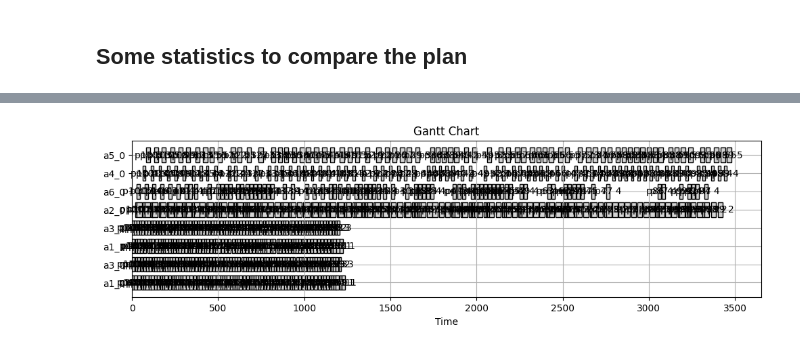
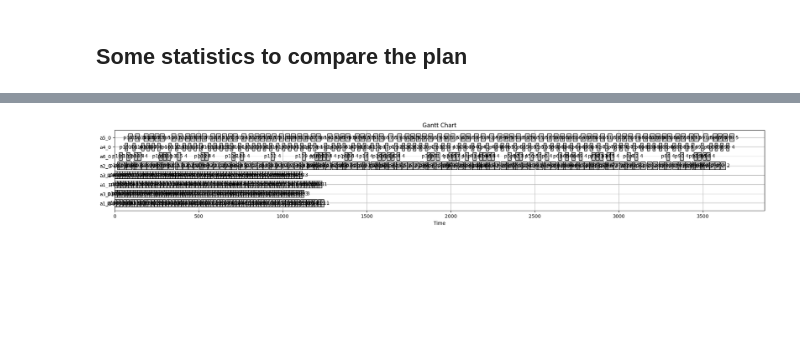
Before and after one commit to MarvinMat/PlanCausal, a Jupyter notebook: simulation_example.ipynb, the cells around one changed output, grey strips where cells are left out. Cells and saved outputs as stored; diff of their text form; code cells hidden in the pictures; blank space fills up the shorter version.

```diff
--- a/simulation_example.ipynb
+++ b/simulation_example.ipynb
@@ -52,7 +52,8 @@ machine_pools_data = [
 ]
 
 # Konvertiere die jobs_data in Operation-Objekte
-operations = [Operation(*data) for data in jobs_data]
+operations_causal = [Operation(*data) for data in jobs_data]
+operations_non_causal = [Operation(*data) for data in jobs_data]
 
 # Define a priority rule
 def calculate_dynamic_priority(operation) -> int:
@@ -62,12 +63,10 @@ def calculate_dynamic_priority(operation) -> int:
     else:
         return max(pred.plan_start for pred in operation.predecessor_operations) + operation.duration
 
-
 # causal model
 observed_data = []
 csv_file = 'data/observed_data.csv'
 model = CausalModel(csv_file=csv_file)
-
 # Causal model for simulation
 # define an inference rule
 def simulation_inference(operation: Operation) -> int:
@@ -108,7 +107,7 @@ def plan_inference(operation: Operation) -> int:
     duration_factor = model.infer_duration(False, has_lots_operations, is_shorter_than_15, one_working)
 
     # 3. Calculation step
-    new_duration = round(operation.duration * duration_factor,0)
+    new_duration = round(operation.duration * duration_factor, 0)
     return new_duration
 
 # Causal model for planning
@@ -118,20 +117,14 @@ def plan_inference_non(operation: Operation) -> int:
 
 
 hodgens = HodgsonMooreAlgorithm()
-hodgens_schedule = hodgens.schedule_jobs(operations, machine_pools_data)
+hodgens_schedule = hodgens.schedule_jobs(operations_non_causal, machine_pools_data)
 
 
 # Führe den Giffler Thompson Algorithmus aus
 gt = GifflerThompson(calculate_dynamic_priority, plan_inference)
-gt_causal_schedule = gt.giffen_thompson(operations, machine_pools_data)
+gt_causal_schedule = gt.giffen_thompson(operations_causal, machine_pools_data)
 
 # Führe den Giffler Thompson Algorithmus aus
 non_causal = GifflerThompson(calculate_dynamic_priority, plan_inference_non)
-gt_non_causal_schedule = non_causal.giffen_thompson(operations, machine_pools_data)
-
-
-result_schedule = gt_non_causal_schedule
-# Ausgabe des Ergebnisses
-for entry in result_schedule:
-    print(entry)
+gt_non_causal_schedule = non_causal.giffen_thompson(operations_non_causal, machine_pools_data)
 # %% [output]
@@ -243,11 +200,11 @@ import pandas as pd
 import math
 
 # Daten in ein DataFrame konvertieren
-df = pd.DataFrame([p.to_dict() for p in result_schedule])
+df = pd.DataFrame([p.to_dict() for p in gt_causal_schedule])
 
 size_height = math.ceil(df["machine"].count().itemsize / 3)
 # Gantt-Diagramm erstellen
-fig, ax = plt.subplots(figsize=(12, size_height))
+fig, ax = plt.subplots(figsize=(24, size_height))
 
 # Maschinen als y-Werte für die Balken
 machines = df['machine'].unique()
@@ -259,31 +216,31 @@ for i, row in df.iterrows():
     duration = row['duration']
     job_id = row['job_id']
     task_id = row['operation_id']
     machine = row['machine']
     label = f'{job_id} {task_id}'
 
     # Stelle die Aufgabe als Balken im Diagramm dar
     ax.barh(y=machine_to_y[machine], left=start, width=duration, height=0.8, align='center', color='lightgrey', edgecolor='black')
 
     # Text in den Balken einfügen
     ax.text(x=start + duration / 2, y=machine_to_y[machine], s=label, va='center', ha='center', color='black')
 
 # Diagramm formatieren
 ax.set_xlabel('Time')
 ax.set_yticks(list(machine_to_y.values()))
 ax.set_yticklabels(list(machine_to_y.keys()))
 ax.set_title('Gantt Chart')
 
 # Grid anzeigen
 ax.grid(True)
 
 # Legende entfernen, da sie nicht mehr notwendig ist
 # Handles und Labels der Legende deduplizieren
 # handles, labels = plt.gca().get_legend_handles_labels()
 # by_label = dict(zip(labels, handles))
 # plt.legend(by_label.values(), by_label.keys())
 
 # Diagramm anzeigen
 plt.show()
 # %% [output]
-[figure, old version]
+[figure, new version]
```
Also changed, not shown: parts of 5 cells of this notebook, 2 other files.
